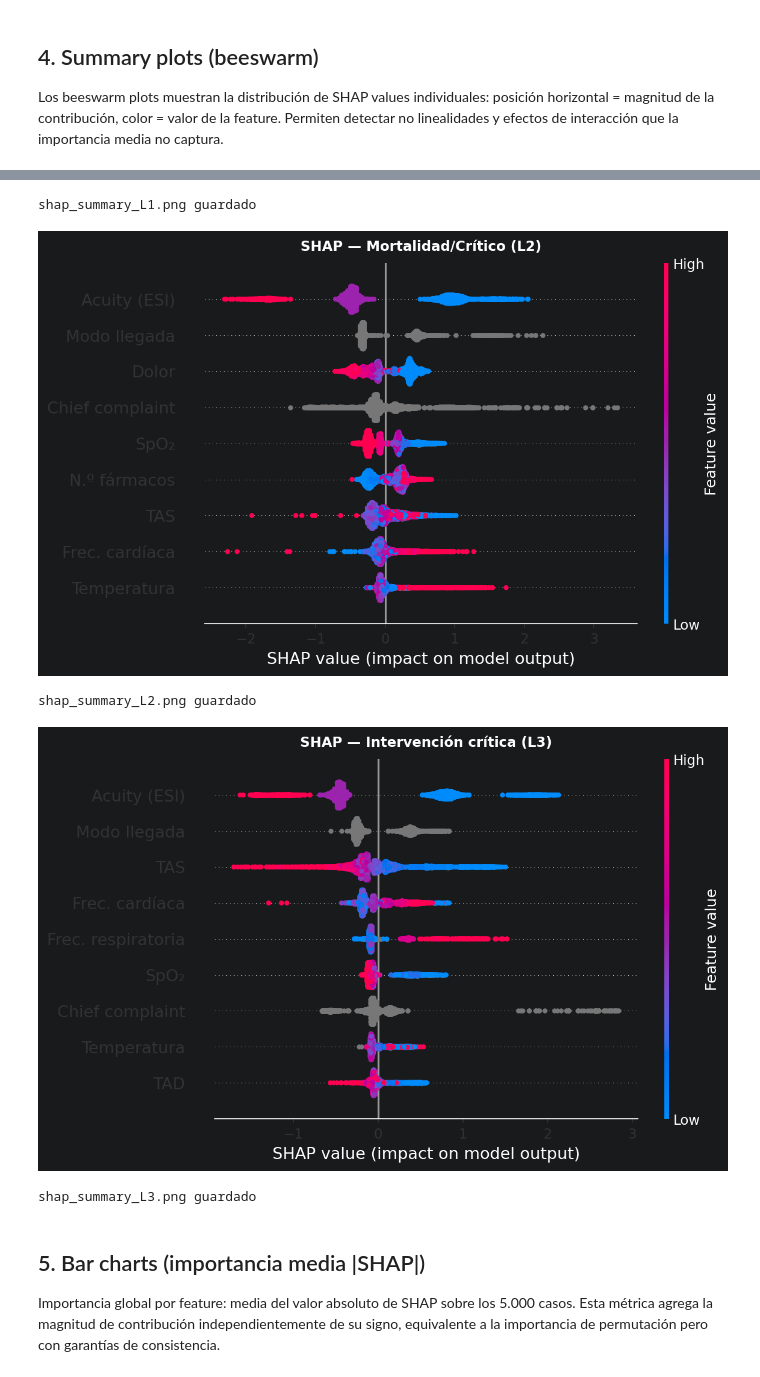
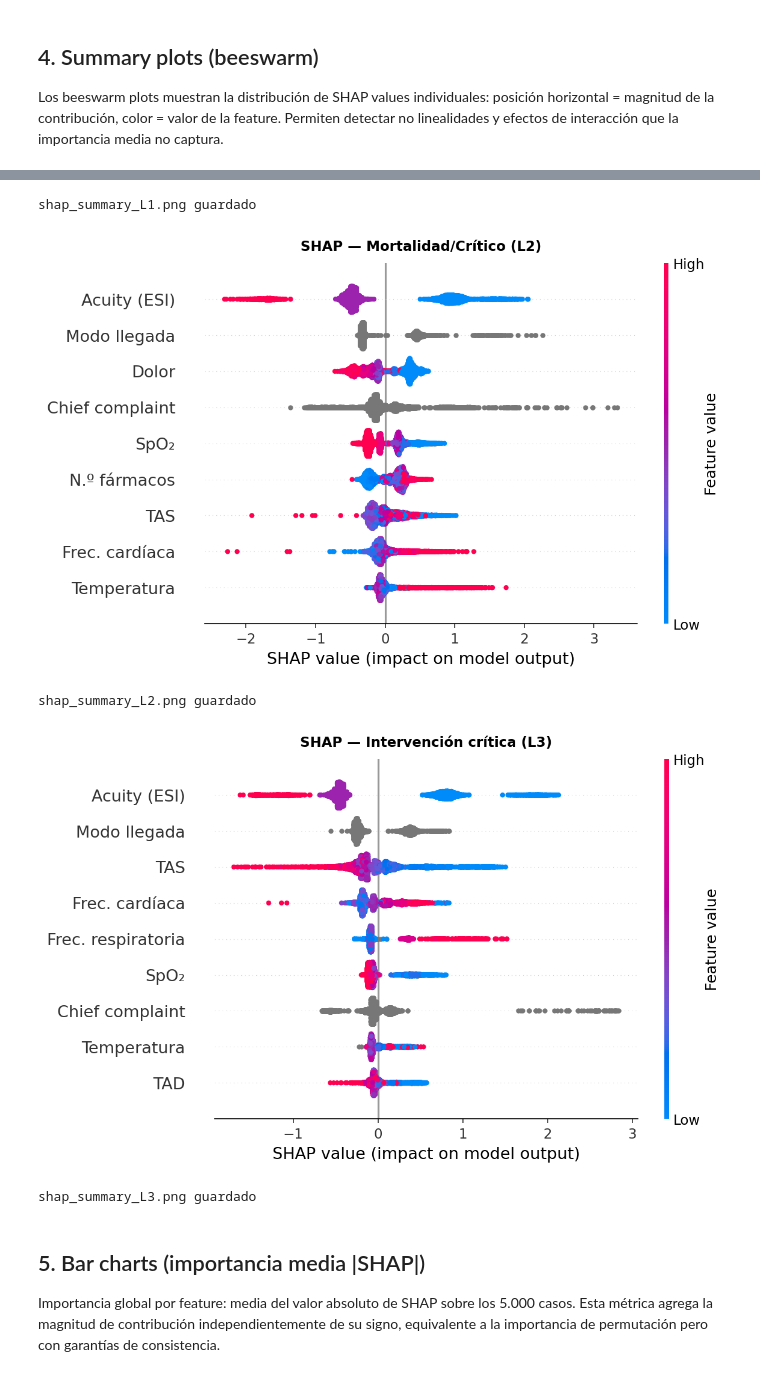
Before and after one commit to aizqunin/TFM-UAX, a Jupyter notebook: notebooks/04_evaluation/09_shap_interpretability.ipynb, the cells around one changed output, grey strips where cells are left out. Cells and saved outputs as stored; diff of their text form; code cells hidden in the pictures.

```diff
--- a/notebooks/04_evaluation/09_shap_interpretability.ipynb
+++ b/notebooks/04_evaluation/09_shap_interpretability.ipynb
@@ -29,7 +29,18 @@ import shap
 from catboost import CatBoostClassifier
 
 np.random.seed(42)
-plt.rcParams.update({'figure.dpi': 150, 'font.size': 9})
+plt.rcParams.update({
+    'figure.dpi'        : 150,
+    'font.size'         : 9,
+    'figure.facecolor'  : 'white',
+    'axes.facecolor'    : 'white',
+    'savefig.facecolor' : 'white',
+    'text.color'        : 'black',
+    'axes.labelcolor'   : 'black',
+    'xtick.color'       : 'black',
+    'ytick.color'       : 'black',
+    'axes.edgecolor'    : 'black',
+})
 
 PROCESSED  = _root / 'data' / 'processed'
 MODELS_DIR = _root  / 'models'
@@ -140,6 +151,8 @@ for t in TARGETS:
     shap.summary_plot(shap_values, X_sample,
                       feature_names=FEAT_LABELS_ALL,
                       show=False, plot_size=None, max_display=9)
+    fig.patch.set_facecolor('white')
+    ax.set_facecolor('white')
     plt.title(f'SHAP — {TARGET_NAMES[t]} ({t})', fontsize=11, fontweight='bold', pad=10)
     plt.tight_layout()
     plt.savefig(FIG / f'shap_summary_{t}.png', dpi=150, bbox_inches='tight')
@@ -150,7 +163,7 @@ for t in TARGETS:
 shap_summary_L1.png guardado
-[figure, old version]
+[figure, new version]
 shap_summary_L2.png guardado
-[figure, old version]
+[figure, new version]
 shap_summary_L3.png guardado
 # %% [markdown]
 ## 5. Bar charts (importancia media |SHAP|)
```
Also changed, not shown: parts of 5 cells of this notebook, 3 other files.
